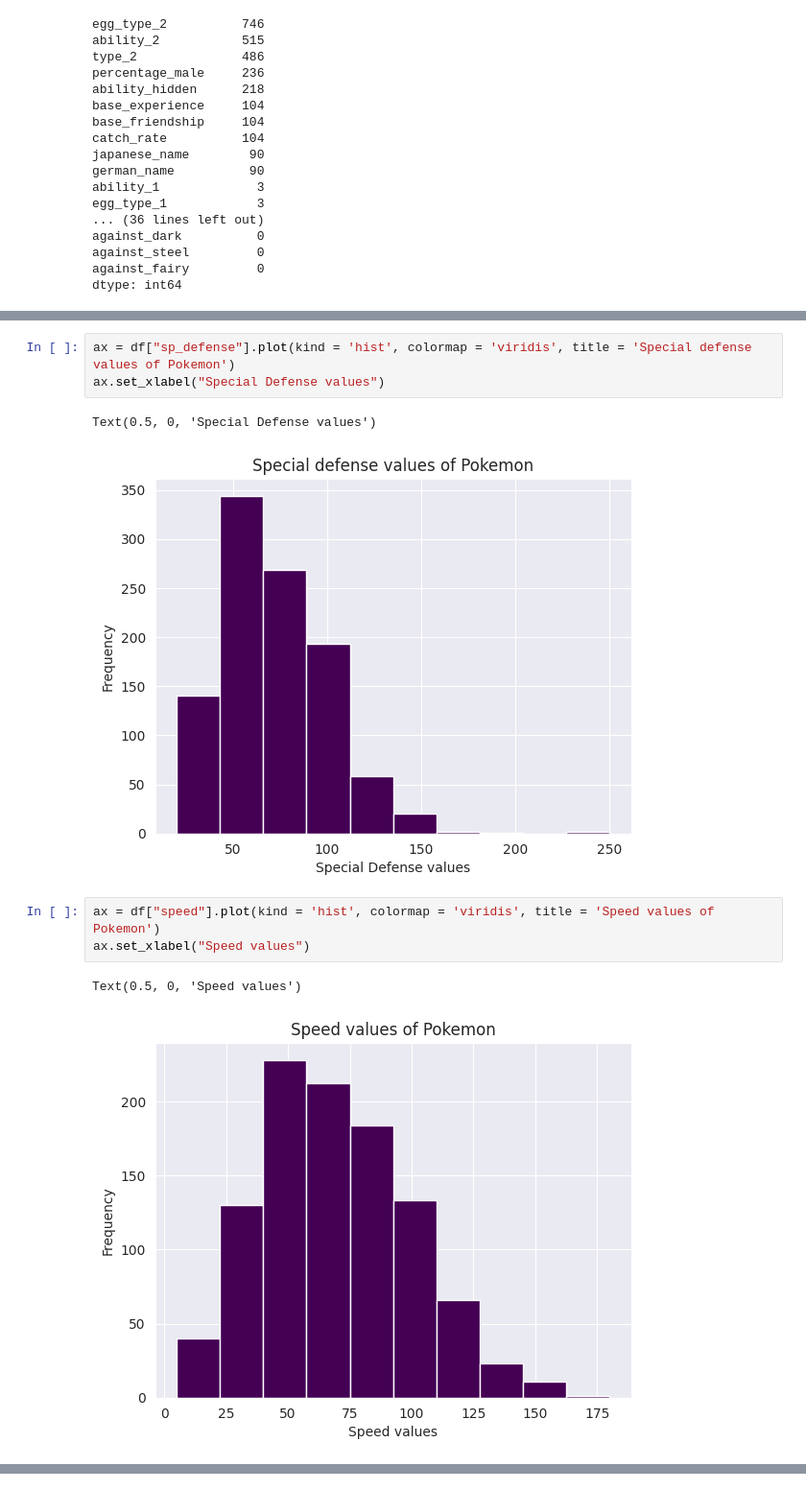
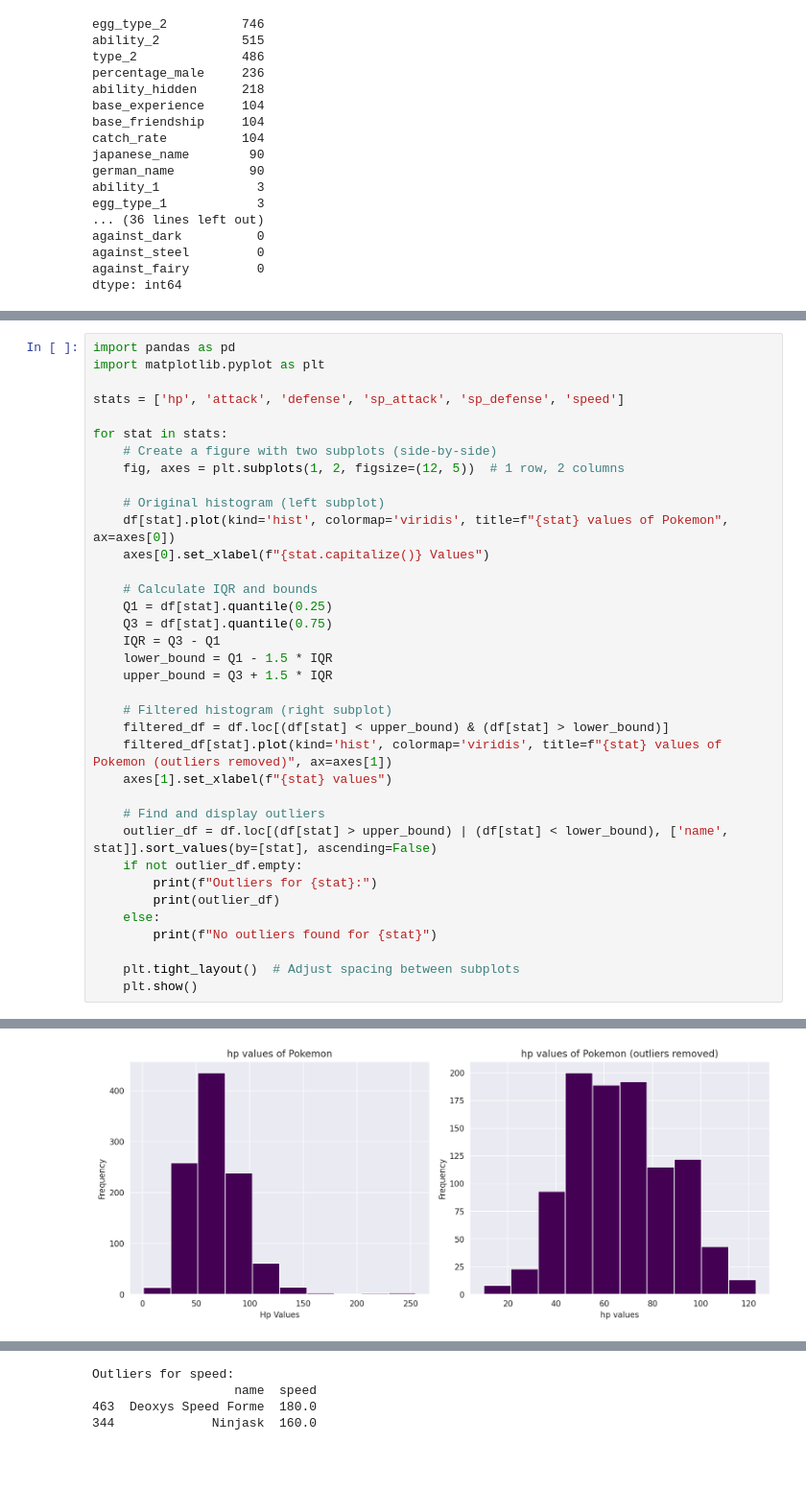
Before and after one commit to JurassicJey/PokemonEDA, a Jupyter notebook: EDA.ipynb, the cells around one changed output, grey strips where cells are left out. Shown at 96% size. Cells and saved outputs as stored; diff of their text form; blank space fills up the shorter version.

```diff
--- a/EDA.ipynb
+++ b/EDA.ipynb
@@ -137,12 +100,37 @@ Text(0.5, 0, 'Special Attack values')
-# %%
-ax = df["sp_defense"].plot(kind = 'hist', colormap = 'viridis', title = 'Special defense values of Pokemon')
-ax.set_xlabel("Special Defense values")
-# %% [output]
-Text(0.5, 0, 'Special Defense values')
-[figure, removed]
-# %%
-ax = df["speed"].plot(kind = 'hist', colormap = 'viridis', title = 'Speed values of Pokemon')
-ax.set_xlabel("Speed values")
-# %% [output]
-Text(0.5, 0, 'Speed values')
-[figure, removed]
+# %%
+import pandas as pd
+import matplotlib.pyplot as plt
+
+stats = ['hp', 'attack', 'defense', 'sp_attack', 'sp_defense', 'speed']
+
+for stat in stats:
+    # Create a figure with two subplots (side-by-side)
+    fig, axes = plt.subplots(1, 2, figsize=(12, 5))  # 1 row, 2 columns
+
+    # Original histogram (left subplot)
+    df[stat].plot(kind='hist', colormap='viridis', title=f"{stat} values of Pokemon", ax=axes[0])
+    axes[0].set_xlabel(f"{stat.capitalize()} Values")
+
+    # Calculate IQR and bounds
+    Q1 = df[stat].quantile(0.25)
+    Q3 = df[stat].quantile(0.75)
+    IQR = Q3 - Q1
+    lower_bound = Q1 - 1.5 * IQR
+    upper_bound = Q3 + 1.5 * IQR
+
+    # Filtered histogram (right subplot)
+    filtered_df = df.loc[(df[stat] < upper_bound) & (df[stat] > lower_bound)]
+    filtered_df[stat].plot(kind='hist', colormap='viridis', title=f"{stat} values of Pokemon (outliers removed)", ax=axes[1])
+    axes[1].set_xlabel(f"{stat} values")
+
+    # Find and display outliers
+    outlier_df = df.loc[(df[stat] > upper_bound) | (df[stat] < lower_bound), ['name', stat]].sort_values(by=[stat], ascending=False)
+    if not outlier_df.empty:
+        print(f"Outliers for {stat}:")
+        print(outlier_df)
+    else:
+        print(f"No outliers found for {stat}")
+
+    plt.tight_layout()  # Adjust spacing between subplots
+    plt.show()
+# %% [output]
@@ -148,0 +154 @@ Text(0.5, 0, 'Speed values')
+[figure, added]
@@ -148,0 +212,4 @@ Text(0.5, 0, 'Speed values')
+Outliers for speed:
+                   name  speed
+463  Deoxys Speed Forme  180.0
+344             Ninjask  160.0
```
Also changed, not shown: parts of 14 cells of this notebook.
